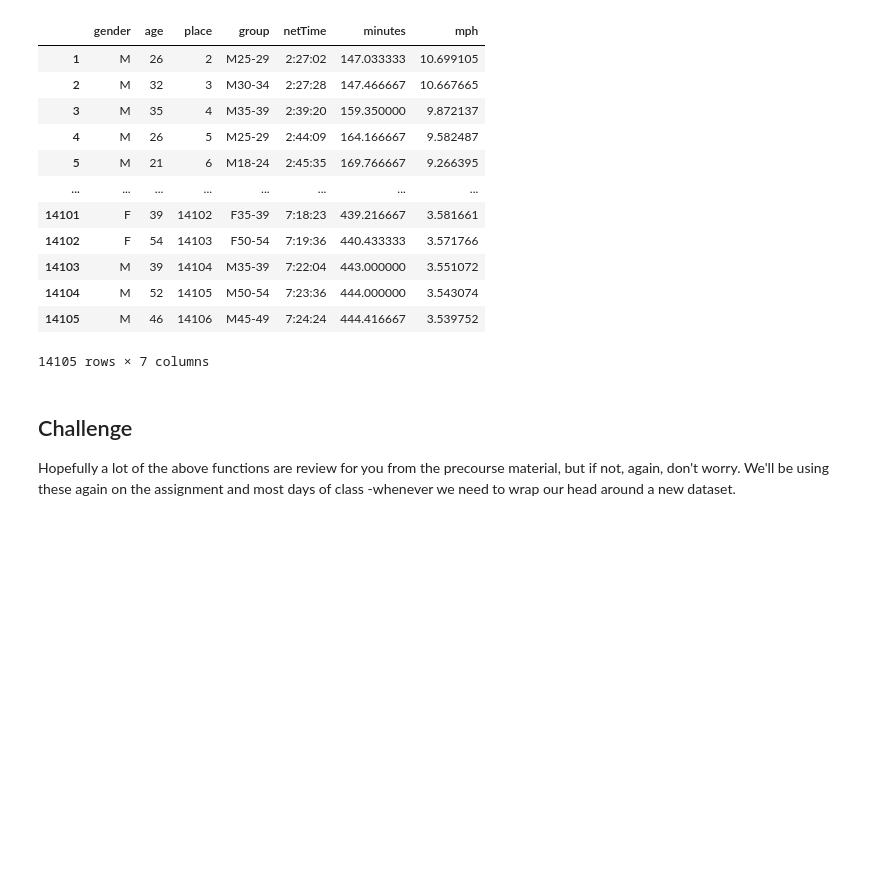
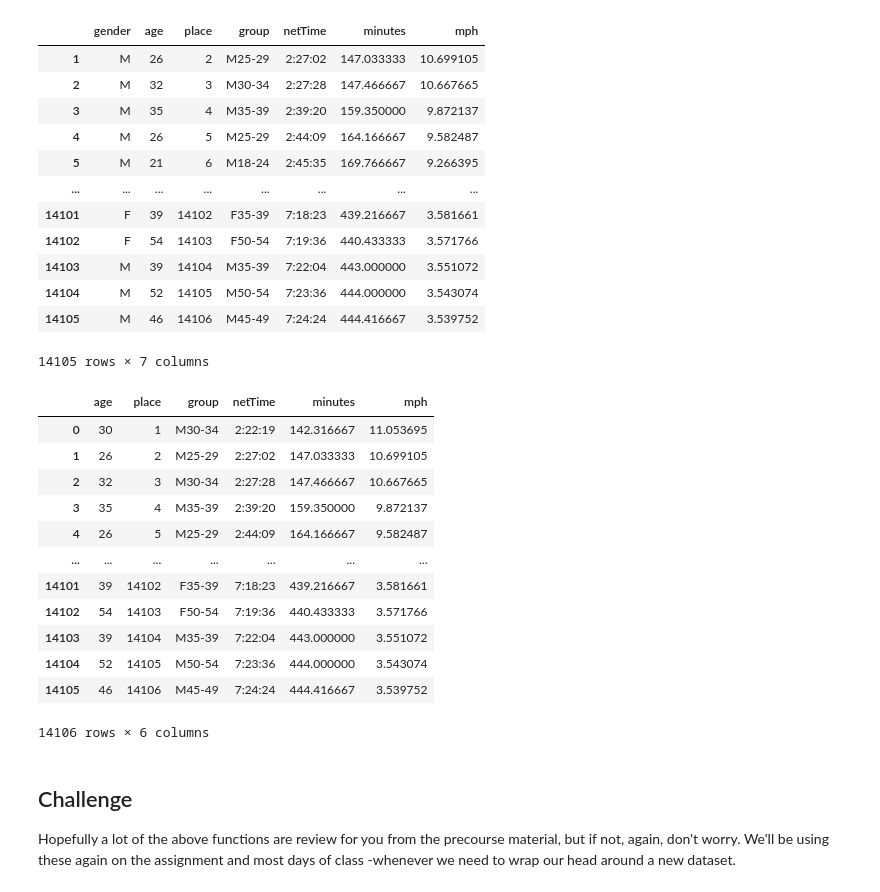
Before and after one commit to mariokart345/DS-Unit-1-Sprint-1-Data-Wrangling-and-Storytelling, a Jupyter notebook: module1-exploratory-data-analysis/LS_DS_111_Exploratory_Data_Analysis.ipynb, the cells around one changed output. Cells and saved outputs as stored; diff of their text form; code cells hidden in the pictures; blank space fills up the shorter version.

```diff
--- a/module1-exploratory-data-analysis/LS_DS_111_Exploratory_Data_Analysis.ipynb
+++ b/module1-exploratory-data-analysis/LS_DS_111_Exploratory_Data_Analysis.ipynb
@@ -361,6 +361,21 @@ DisneyWMT.drop(0)
 # %%
 # axis=1 to look through column headers and not row index
 #Drop ID variable
+DisneyWMT.drop('gender', axis=1)
+# %% [output]
+|  | age | place | group | netTime | minutes | mph |
+| 0 | 30 | 1 | M30-34 | 2:22:19 | 142.316667 | 11.053695 |
+| 1 | 26 | 2 | M25-29 | 2:27:02 | 147.033333 | 10.699105 |
+| 2 | 32 | 3 | M30-34 | 2:27:28 | 147.466667 | 10.667665 |
+| 3 | 35 | 4 | M35-39 | 2:39:20 | 159.350000 | 9.872137 |
+| 4 | 26 | 5 | M25-29 | 2:44:09 | 164.166667 | 9.582487 |
+| ... | ... | ... | ... | ... | ... | ... |
+| 14101 | 39 | 14102 | F35-39 | 7:18:23 | 439.216667 | 3.581661 |
+| 14102 | 54 | 14103 | F50-54 | 7:19:36 | 440.433333 | 3.571766 |
+| 14103 | 39 | 14104 | M35-39 | 7:22:04 | 443.000000 | 3.551072 |
+| 14104 | 52 | 14105 | M50-54 | 7:23:36 | 444.000000 | 3.543074 |
+| 14105 | 46 | 14106 | M45-49 | 7:24:24 | 444.416667 | 3.539752 |
+14106 rows × 6 columns
 # %% [markdown]
 ## Challenge
 
```
Also changed, not shown: parts of 1 cell of this notebook.
